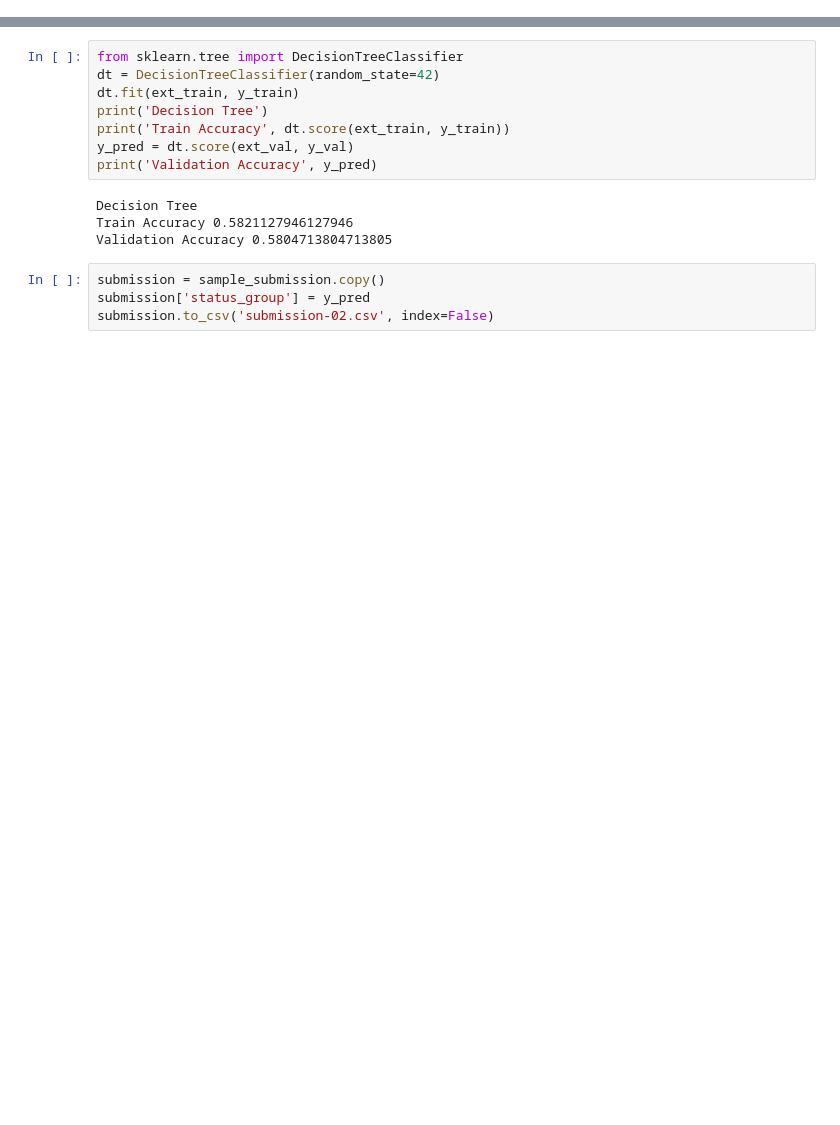
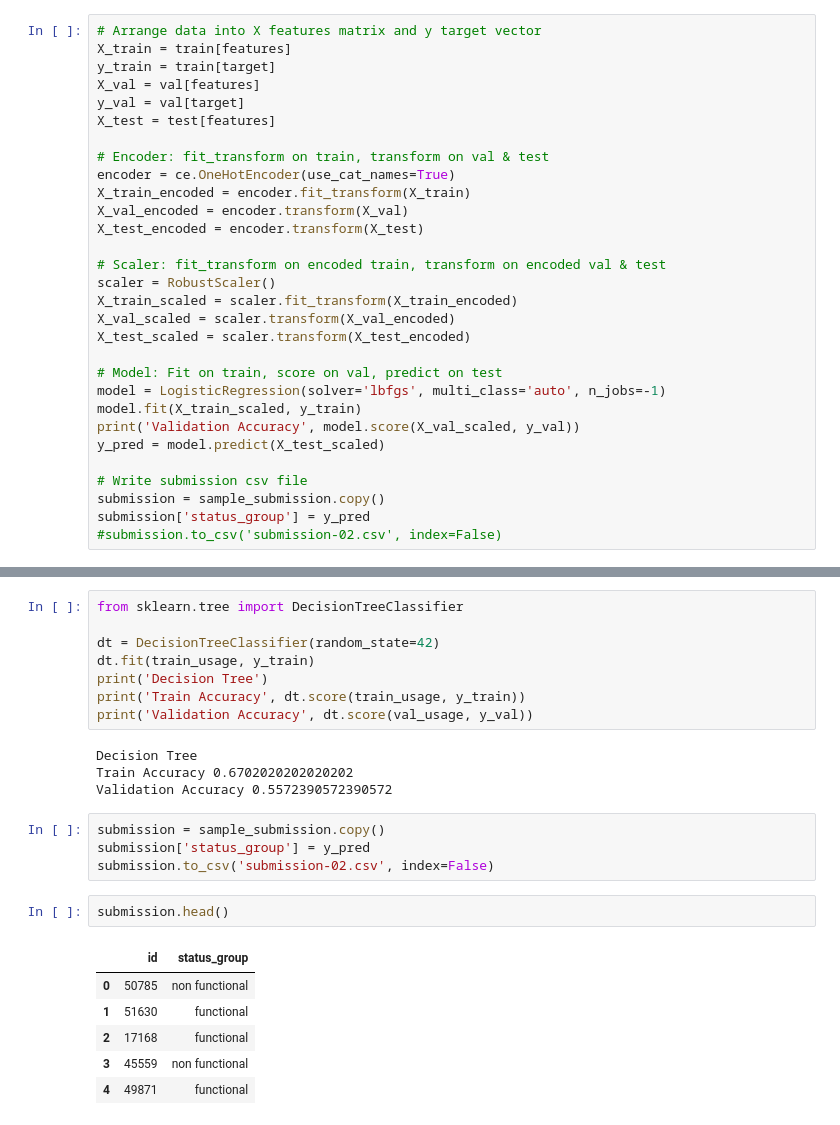
Before and after one commit to LambdaSchool/DS-Unit-2-Classification-1, a Jupyter notebook: module2-decision-trees/decision_tree_assignment.ipynb, the cells around one changed output, grey strips where cells are left out. Saved outputs shown, nothing was run; the diff lists cells and outputs as text; blank space fills up the shorter version.

```diff
--- a/module2-decision-trees/decision_tree_assignment.ipynb
+++ b/module2-decision-trees/decision_tree_assignment.ipynb
@@ -44,0 +131,30 @@ ext_val = X_val_num[['construction_year']]
+# %%
+# Arrange data into X features matrix and y target vector
+X_train = train[features]
+y_train = train[target]
+X_val = val[features]
+y_val = val[target]
+X_test = test[features]
+
+# Encoder: fit_transform on train, transform on val & test
+encoder = ce.OneHotEncoder(use_cat_names=True)
+X_train_encoded = encoder.fit_transform(X_train)
+X_val_encoded = encoder.transform(X_val)
+X_test_encoded = encoder.transform(X_test)
+
+# Scaler: fit_transform on encoded train, transform on encoded val & test
+scaler = RobustScaler()
+X_train_scaled = scaler.fit_transform(X_train_encoded)
+X_val_scaled = scaler.transform(X_val_encoded)
+X_test_scaled = scaler.transform(X_test_encoded)
+
+# Model: Fit on train, score on val, predict on test
+model = LogisticRegression(solver='lbfgs', multi_class='auto', n_jobs=-1)
+model.fit(X_train_scaled, y_train)
+print('Validation Accuracy', model.score(X_val_scaled, y_val))
+y_pred = model.predict(X_test_scaled)
+
+# Write submission csv file
+submission = sample_submission.copy()
+submission['status_group'] = y_pred
+#submission.to_csv('submission-02.csv', index=False)
@@ -45,16 +193,25 @@ ext_val = X_val_num[['construction_year']]
 # %%
 from sklearn.tree import DecisionTreeClassifier
+
 dt = DecisionTreeClassifier(random_state=42)
-dt.fit(ext_train, y_train)
+dt.fit(train_usage, y_train)
 print('Decision Tree')
-print('Train Accuracy', dt.score(ext_train, y_train))
-y_pred = dt.score(ext_val, y_val)
-print('Validation Accuracy', y_pred)
+print('Train Accuracy', dt.score(train_usage, y_train))
+print('Validation Accuracy', dt.score(val_usage, y_val))
 # %% [output]
 Decision Tree
-Train Accuracy 0.5821127946127946
-Validation Accuracy 0.5804713804713805
+Train Accuracy 0.6702020202020202
+Validation Accuracy 0.5572390572390572
 # %%
 submission = sample_submission.copy()
 submission['status_group'] = y_pred
 submission.to_csv('submission-02.csv', index=False)
+# %%
+submission.head()
+# %% [output]
+|  | id | status_group |
+| 0 | 50785 | non functional |
+| 1 | 51630 | functional |
+| 2 | 17168 | functional |
+| 3 | 45559 | non functional |
+| 4 | 49871 | functional |
```
Also changed, not shown: parts of 17 cells of this notebook.
